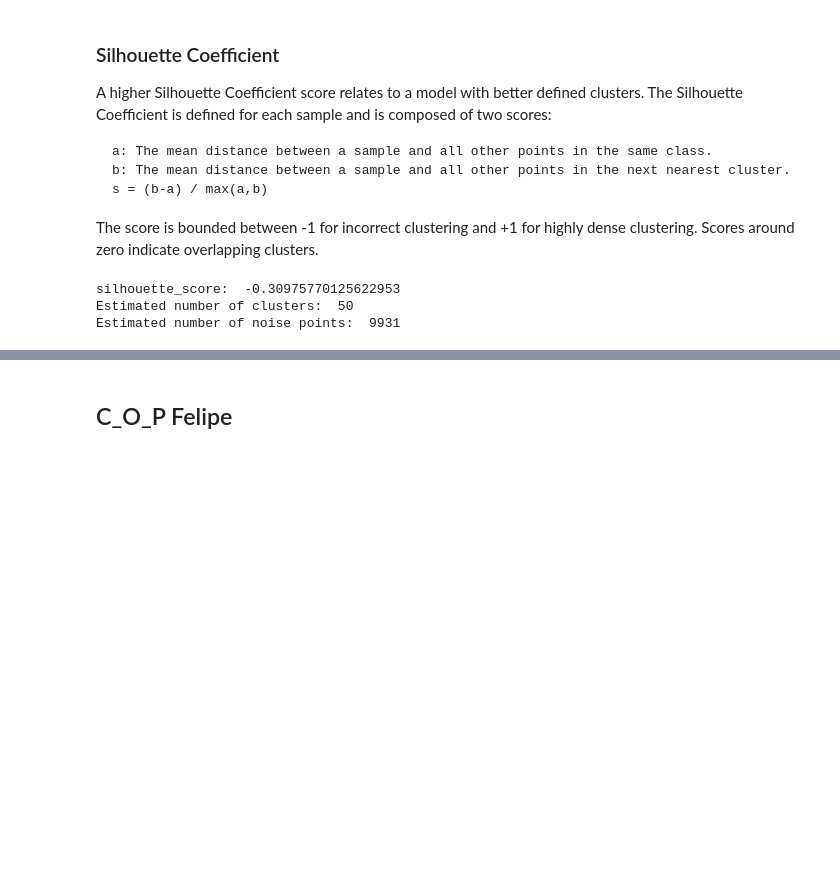
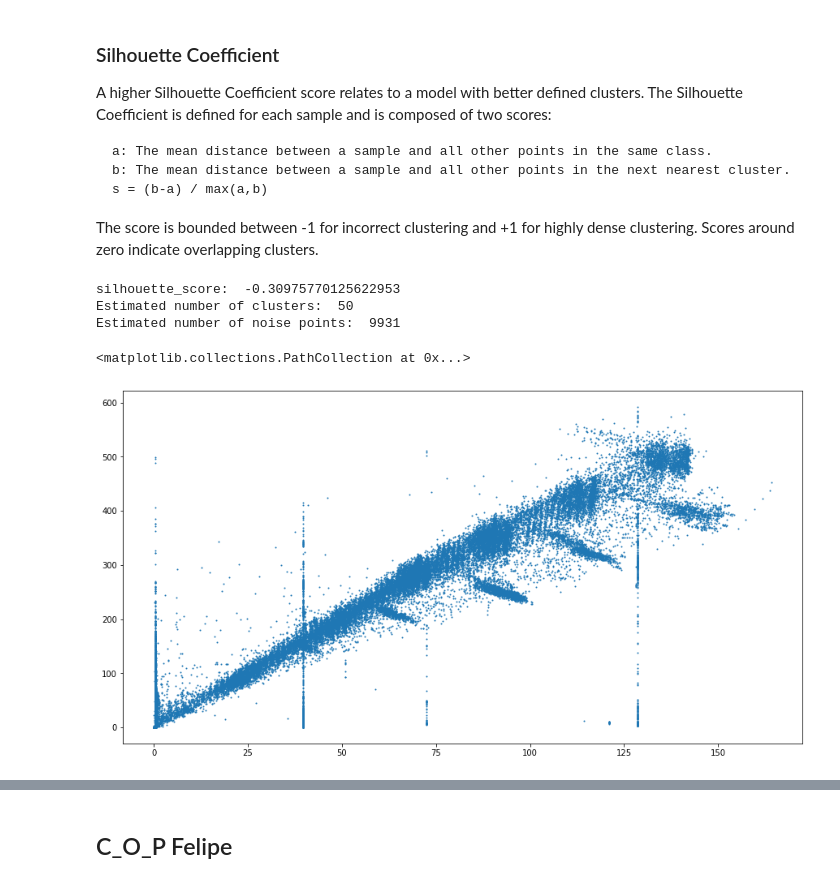
Before and after one commit to douglasag17/ML-SmartBuildings, a Jupyter notebook: AprendizajeNoSupervisado/DBSCAN_COP .ipynb, the cells around one changed output, grey strips where cells are left out. Cells and saved outputs as stored; diff of their text form; code cells hidden in the pictures; blank space fills up the shorter version.

```diff
--- a/AprendizajeNoSupervisado/DBSCAN_COP .ipynb
+++ b/AprendizajeNoSupervisado/DBSCAN_COP .ipynb
@@ -125,6 +126,13 @@ n_clusters_carlos = metricas(dataCarlos, labels_carlos)
 silhouette_score:  -0.30975770125622953
 Estimated number of clusters:  50
 Estimated number of noise points:  9931
+# %%
+X_carlos = np.array(dataCarlos)
+plt.figure(figsize=(15, 8))
+plt.scatter(X_carlos[:,0], X_carlos[:,1], s = 1)
+# %% [output]
+<matplotlib.collections.PathCollection at 0x...>
+[figure, added]
 # %%
 grafica_clusters(dataCarlos, labels_carlos, n_clusters_carlos)
 # %% [output]
```
Also changed, not shown: parts of 17 cells of this notebook.
